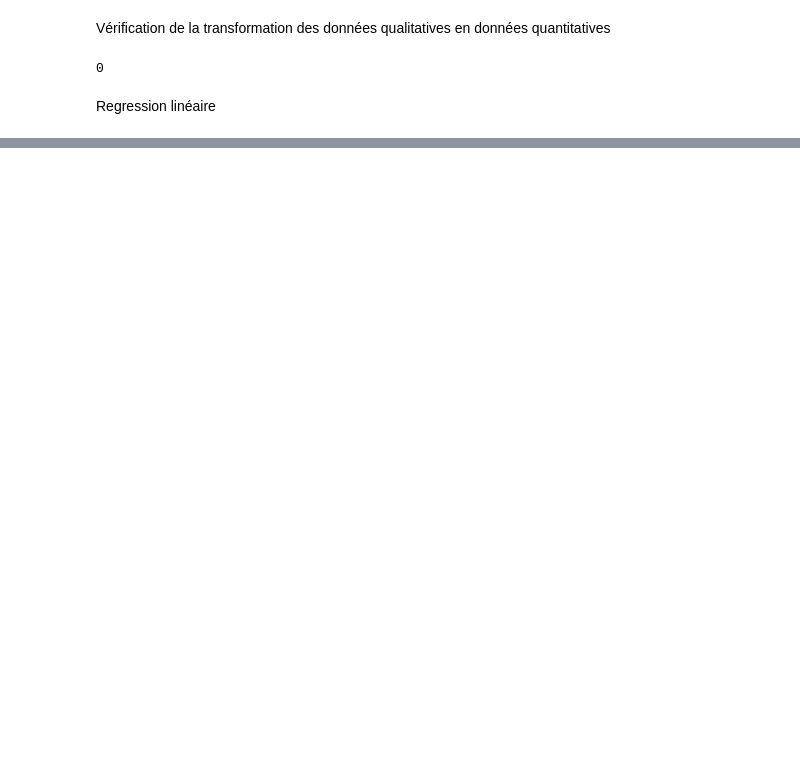
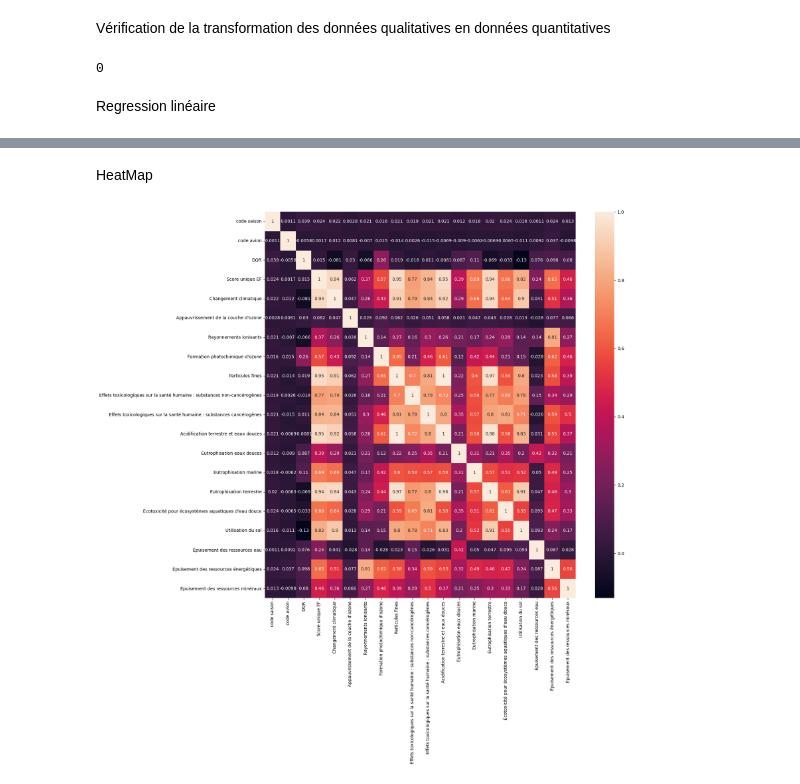
Before and after one commit to antoinebnm/PTS-Data, a Jupyter notebook: goodDatas.ipynb, the cells around one changed output, grey strips where cells are left out. Saved outputs shown, nothing was run; the diff lists cells and outputs as text; code cells hidden in the pictures; blank space fills up the shorter version.

Commit message:
Heatmap

```diff
--- a/goodDatas.ipynb
+++ b/goodDatas.ipynb
@@ -314,0 +372,9 @@ ValueError: at least one array or dtype is required
+# %% [markdown]
+HeatMap
+# %%
+dataHeatMap = dataCopy.select_dtypes(exclude=['object'])
+plt.figure(figsize=(16, 16))
+sns.heatmap(dataHeatMap.corr(), annot=True)
+plt.show()
+# %% [output]
+[figure, added]
```
Also changed, not shown: parts of 4 cells of this notebook.
